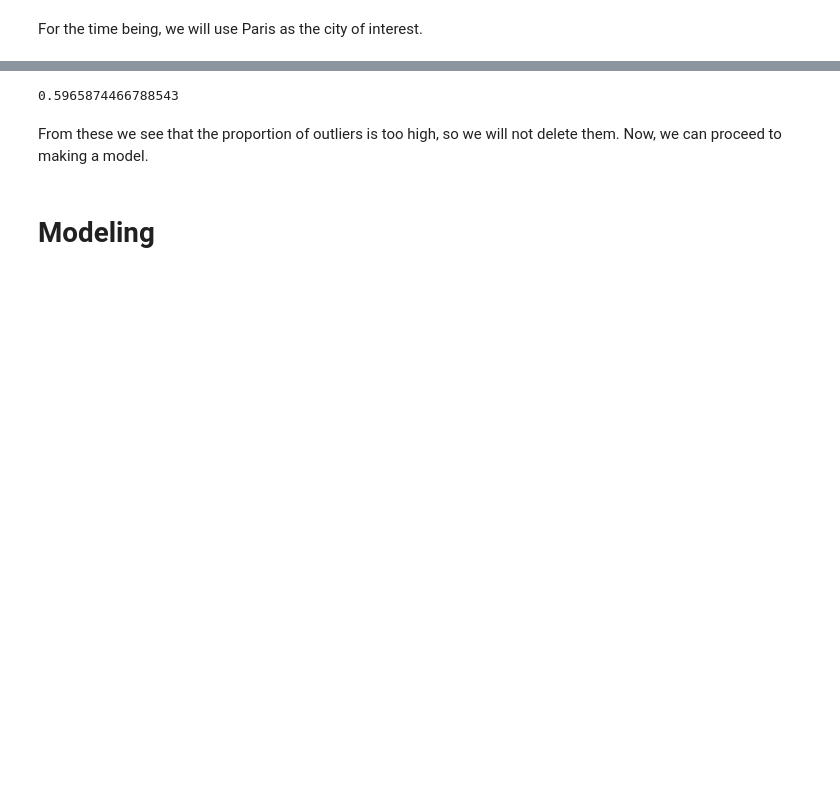
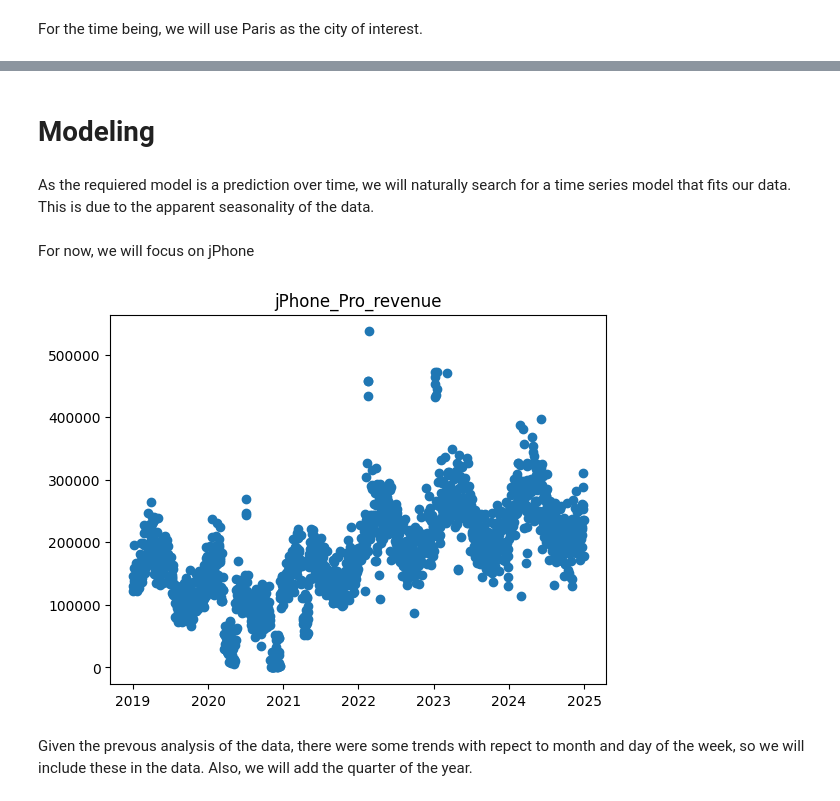
Before and after one commit to jsilvalavin/orange_test_stage, a Jupyter notebook: notebooks/modeling.ipynb, the cells around one changed output, grey strips where cells are left out. Saved outputs shown, nothing was run; the diff lists cells and outputs as text; code cells hidden in the pictures; blank space fills up the shorter version.

```diff
--- a/notebooks/modeling.ipynb
+++ b/notebooks/modeling.ipynb
@@ -24,6 +22,7 @@ df.rename(columns={'Unnamed: 0': 'date'}, inplace=True)
 
 # convert date to datetime
 df['date'] = pd.to_datetime(df['date'])
+df.set_index('date', inplace=True)
 
 # for ease of use
 jphone = 'jPhone_Pro_revenue'
@@ -35,5 +34,5 @@ df['tech_event'] = df['tech_event'].fillna('')
 # %% [markdown]
 For the time being, we will use Paris as the city of interest.
 # %%
-df_paris = df[df['city'] == 'Paris'].drop(columns=['city','date']).dropna()
-df_paris
+df_paris = df[df['city'] == 'Paris'].drop(columns=['city'])
+df_paris.dropna(inplace=True)
@@ -56,9 +38,0 @@ We observe outliers in the target data, however we must evaluate wether they are
-# %%
-# fransform cathegorical data to dummies
-cath_var = ['weather_condition','tech_event','5g_phase','public_transport']
-
-df_paris_dummies = pd.get_dummies(df_paris[cath_var], drop_first=True)
-df_paris = df_paris.drop(cath_var, axis=1)
-df_paris = pd.concat([df_paris, df_paris_dummies], axis=1)
-
-df_paris
@@ -81,5 +38,0 @@ Now we normalise our data
-# %%
-df_paris_cols = df_paris.columns
-normaliser = MinMaxScaler()
-df_paris = normaliser.fit_transform(df_paris)
-pd.DataFrame(df_paris, columns=df_paris_cols).describe()
@@ -109,12 +39,14 @@ Now, given the presence of a number of outliers, we must ask wether the proporti
-# %%
-IQR = df_paris_df.quantile(0.75) - df_paris_df.quantile(0.25)
-
-# remove outliers
-bool = (~((df_paris_df < (df_paris_df.quantile(0.25) - 1.5 * IQR)) | (df_paris_df > (df_paris_df.quantile(0.75) + 1.5 * IQR))).any(axis=1))
-bool.sum()/len(bool)
-# %% [output]
-0.5965874466788543
-# %% [markdown]
-From these we see that the proportion of outliers is too high, so we will not delete them. Now, we can proceed to making a model.
 # %% [markdown]
 # Modeling
+# %% [markdown]
+As the requiered model is a prediction over time, we will naturally search for a time series model that fits our data. This is due to the apparent seasonality of the data.
+# %% [markdown]
+For now, we will focus on jPhone
+# %%
+plt.scatter(df_paris.index, df_paris[jphone], label='jPhone_Pro_revenue')
+plt.title('jPhone_Pro_revenue')
+plt.show()
+# %% [output]
+[figure, added]
+# %% [markdown]
+Given the prevous analysis of the data, there were some trends with repect to month and day of the week, so we will include these in the data. Also, we will add the quarter of the year.
```
Also changed, not shown: parts of 55 cells of this notebook.
